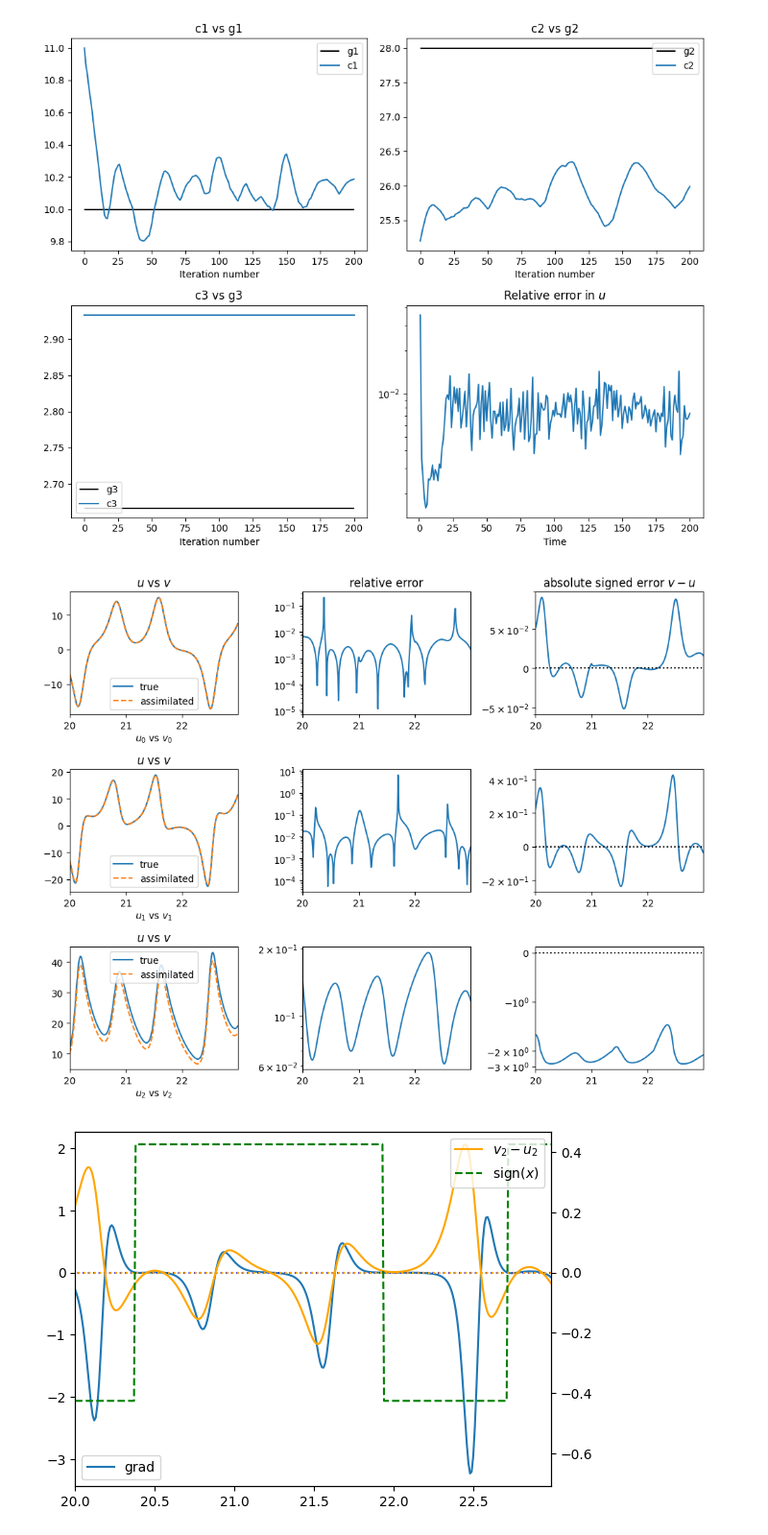
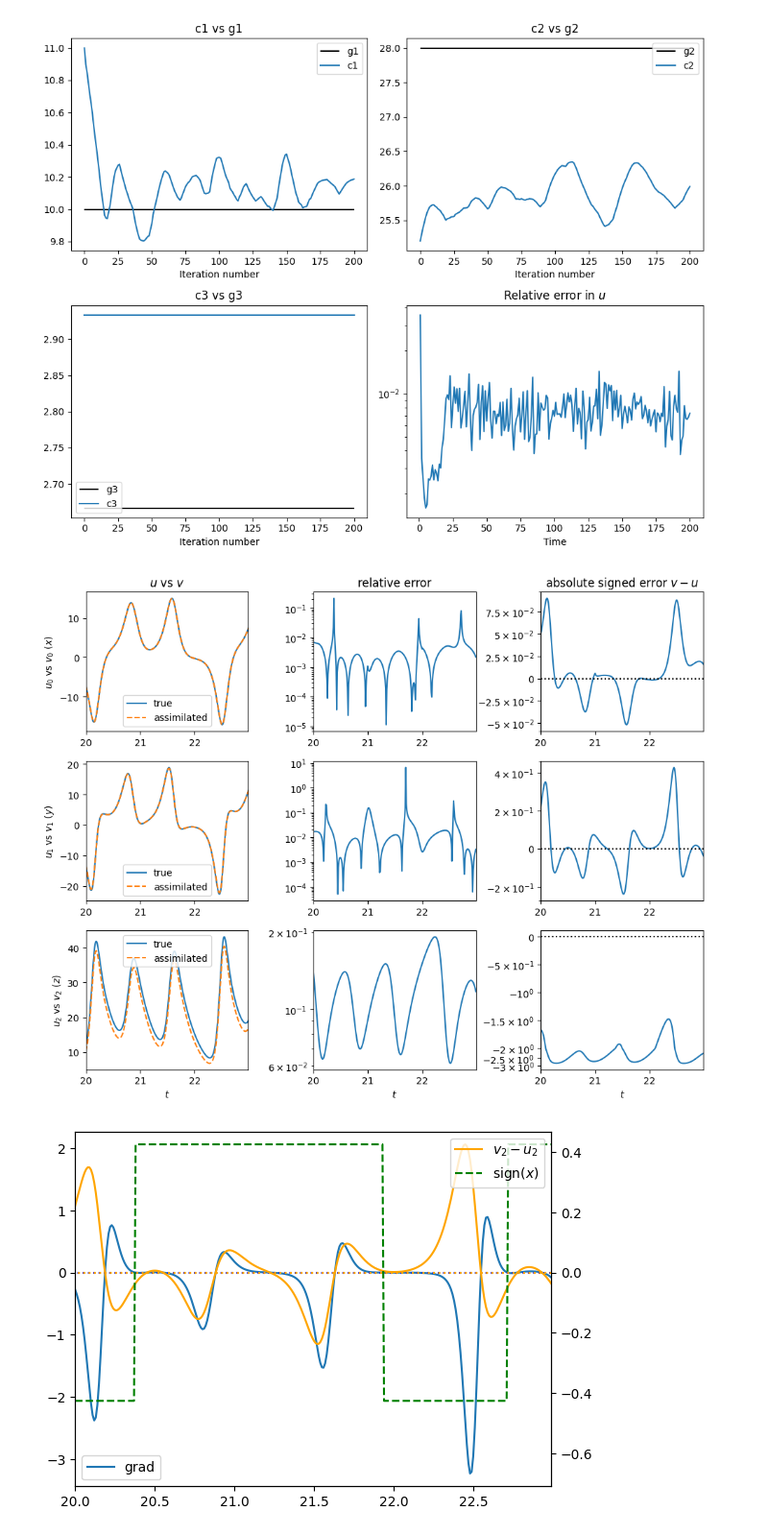
Before and after one commit to schilln/otf, a Jupyter notebook: examples/lorenz63/async_partial_observations.ipynb, the cells around one changed output. Shown at 96% size. Drawn from its saved outputs; the diff is of its cells as text; code cells hidden in the pictures.

Commit message:
updated plot labels

```diff
--- a/examples/lorenz63/async_partial_observations.ipynb
+++ b/examples/lorenz63/async_partial_observations.ipynb
@@ -110,6 +110,7 @@ s_ = jnp.s_[start_idx:end_idx]
 
 fig, axs = plt.subplots(3, 3, figsize=(10, 8))
 
+axs[0, 0].set_title("$u$ vs $v$")
 for i, (true, assimilated, ax) in enumerate(
     zip(trues.T, assimilateds.T, axs[:, 0])
 ):
@@ -117,39 +118,43 @@ for i, (true, assimilated, ax) in enumerate(
     ax.plot(tls[s_], assimilated[s_], label="assimilated", ls="--")
     ax.set_xlim(tls[s_][0], tls[s_][-1])
     ax.legend()
-    ax.set_xlabel(f"$u_{{{i}}}$ vs $v_{{{i}}}$")
-    ax.set_title("$u$ vs $v$")
 
 axs[0, 1].set_title("relative error")
 for i, (true, assimilated, ax) in enumerate(
     zip(trues.T, assimilateds.T, axs[:, 1])
 ):
     ax.plot(
         tls[s_],
         abs(true[s_] - assimilated[s_]) / abs(true[s_]),
         label="relative error",
     )
     ax.set_xlim(tls[s_][0], tls[s_][-1])
     ax.set_yscale("log")
 
 axs[0, 2].set_title("absolute signed error $v - u$")
 for i, (true, assimilated, ax) in enumerate(
     zip(trues.T, assimilateds.T, axs[:, 2])
 ):
     ax.set_xlim(tls[s_][0], tls[s_][-1])
     ax.plot(
         tls[s_],
         (assimilated[s_] - true[s_]),
         label="absolute signed error",
     )
     ax.hlines(0, *ax.get_xlim(), colors="black", ls=":")
     ax.set_yscale("symlog")
     ax.yaxis.set_major_locator(mpl.ticker.AutoLocator())
 
+[
+    ax.set_ylabel(rf"$u_{{{i}}}$ vs $v_{{{i}}}$ (${var}$)")
+    for i, (ax, var) in enumerate(zip(axs[:, 0], ("x", "y", "z")))
+]
+[ax.set_xlabel("$t$") for ax in axs[-1]]
+
 fig.tight_layout()
 plt.show()
 # %% [output]
-[figure, old version]
+[figure, new version]
 # %%
 tn, n = trues.shape
 tls = jnp.arange(tn) * dt
```
